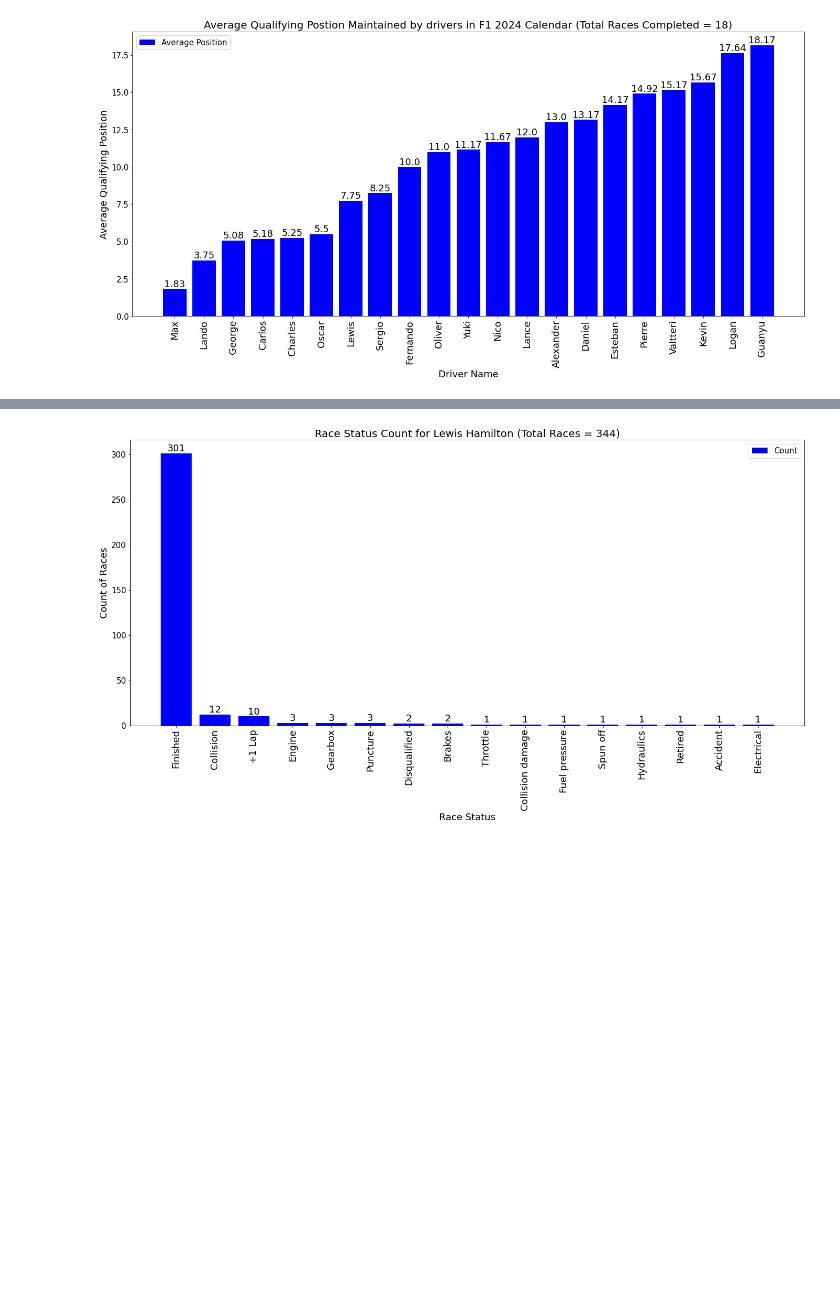
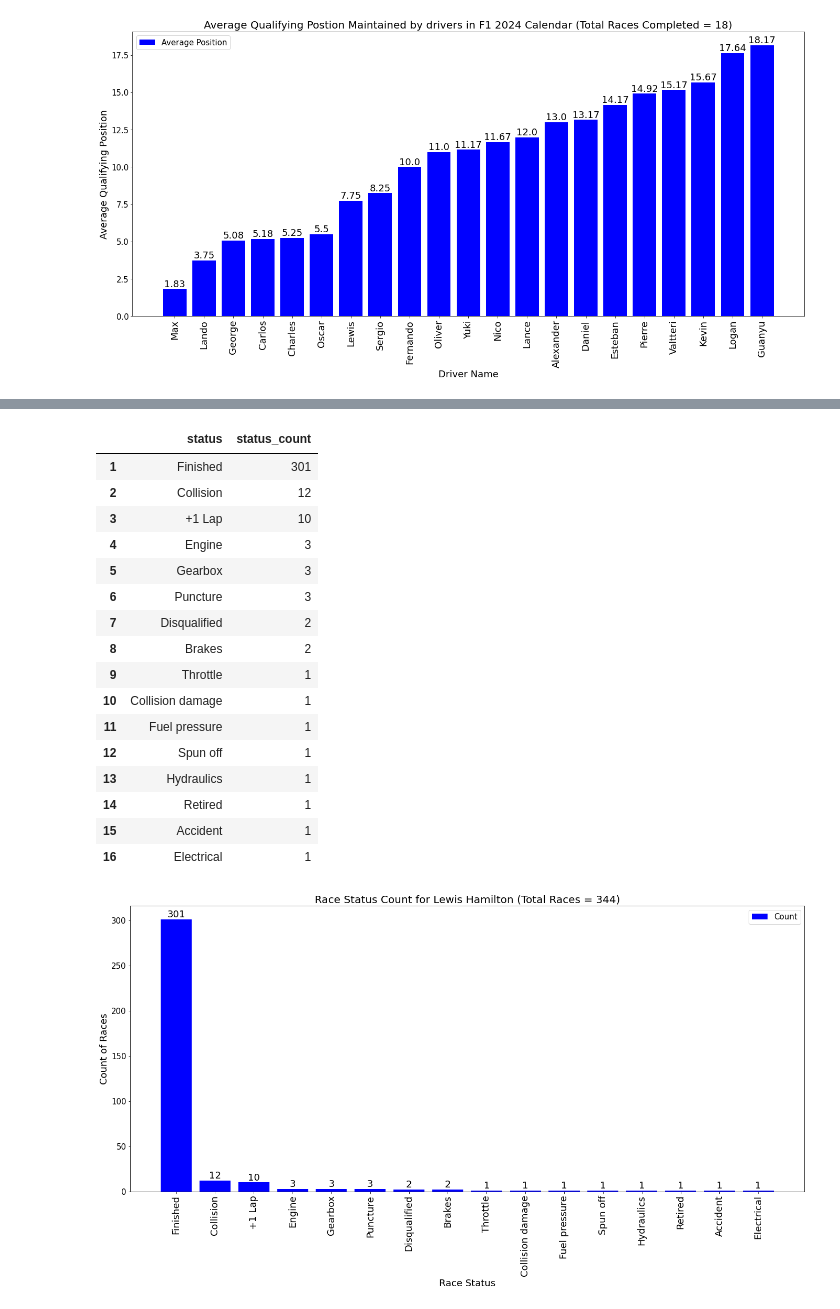
Before and after one commit to Ananth-SG/ccom_project, a Jupyter notebook: Individual_Project_Type_II.ipynb, the cells around one changed output, grey strips where cells are left out. Cells and saved outputs as stored; diff of their text form; code cells hidden in the pictures; blank space fills up the shorter version.

```diff
--- a/Individual_Project_Type_II.ipynb
+++ b/Individual_Project_Type_II.ipynb
@@ -309 +423,33 @@ plt.show()
+# %%
+# Different race statuses for Lewis Hamilton
+
+ham = spark.sql("""SELECT s.status, COUNT(*) AS status_count
+                    FROM drivers_sql d
+                    INNER JOIN results_sql r ON d.driverId = r.driverId
+                    INNER JOIN status_sql s ON r.statusId = s.statusId
+                    WHERE CONCAT_WS(' ', d.forename, d.surname) = 'Lewis Hamilton'
+                    GROUP BY s.status
+                    ORDER BY status_count DESC;
+                    """).toPandas()
+
+ham.index = pd.RangeIndex(start=1, stop=len(ham)+1, step=1)
+ham.head(1000)
+# %% [output]
+|  | status | status_count |
+| 1 | Finished | 301 |
+| 2 | Collision | 12 |
+| 3 | +1 Lap | 10 |
+| 4 | Engine | 3 |
+| 5 | Gearbox | 3 |
+| 6 | Puncture | 3 |
+| 7 | Disqualified | 2 |
+| 8 | Brakes | 2 |
+| 9 | Throttle | 1 |
+| 10 | Collision damage | 1 |
+| 11 | Fuel pressure | 1 |
+| 12 | Spun off | 1 |
+| 13 | Hydraulics | 1 |
+| 14 | Retired | 1 |
+| 15 | Accident | 1 |
+| 16 | Electrical | 1 |
 # %%
```
Also changed, not shown: parts of 44 cells of this notebook.
